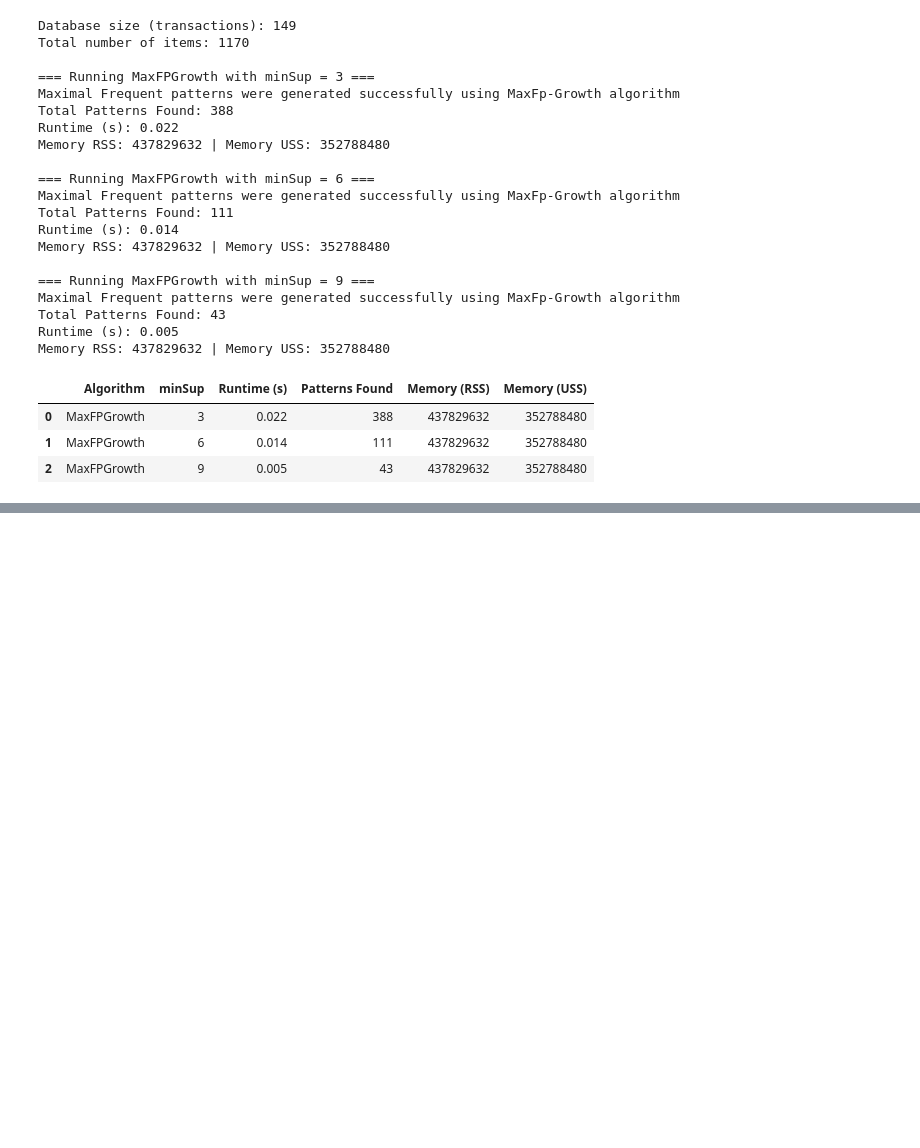
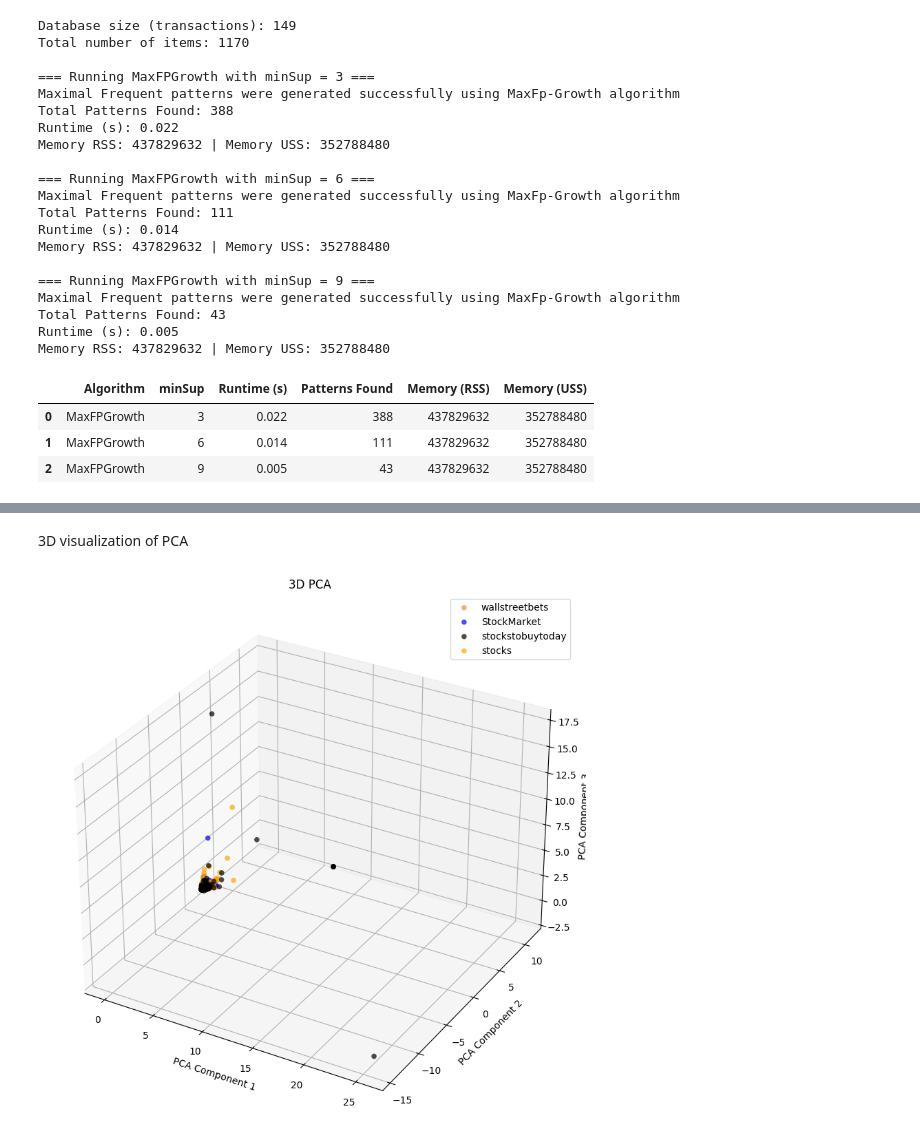
Before and after one commit to Ootje123/DM2025-Lab1-Exercise, a Jupyter notebook: DM2025-Lab1-Homework.ipynb, the cells around one changed output, grey strips where cells are left out. Cells and saved outputs as stored; diff of their text form; code cells hidden in the pictures; blank space fills up the shorter version.

```diff
--- a/DM2025-Lab1-Homework.ipynb
+++ b/DM2025-Lab1-Homework.ipynb
@@ -590,0 +655,35 @@ Memory RSS: 437829632 | Memory USS: 352788480
+# %% [markdown]
+3D visualization of PCA
+# %%
+from sklearn.decomposition import PCA
+from mpl_toolkits.mplot3d import Axes3D
+import matplotlib.pyplot as plt
+
+# Step 1️⃣ — Reduce to 3 principal components
+pca_3d = PCA(n_components=3)
+X_pca_3d = pca_3d.fit_transform(tdm_df.values)
+
+# Step 2️⃣ — Prepare colors and category labels
+col = ['coral', 'blue', 'black', 'orange', 'green', 'purple']
+categories = df['subreddit'].unique()[:len(col)]
+
+# Step 3️⃣ — Create 3D scatter plot
+fig = plt.figure(figsize=(12, 10))
+ax = fig.add_subplot(111, projection='3d')
+
+for c, category in zip(col, categories):
+    xs = X_pca_3d[df['subreddit'] == category, 0]
+    ys = X_pca_3d[df['subreddit'] == category, 1]
+    zs = X_pca_3d[df['subreddit'] == category, 2]
+    ax.scatter(xs, ys, zs, c=c, label=category, s=30, alpha=0.7, edgecolors='none')
+
+# Step 4️⃣ — Add labels and title
+ax.set_xlabel('PCA Component 1')
+ax.set_ylabel('PCA Component 2')
+ax.set_zlabel('PCA Component 3')
+ax.set_title('3D PCA')
+ax.legend()
+ax.grid(True)
+plt.show()
+# %% [output]
+[figure, added]
```
Also changed, not shown: parts of 18 cells of this notebook.
